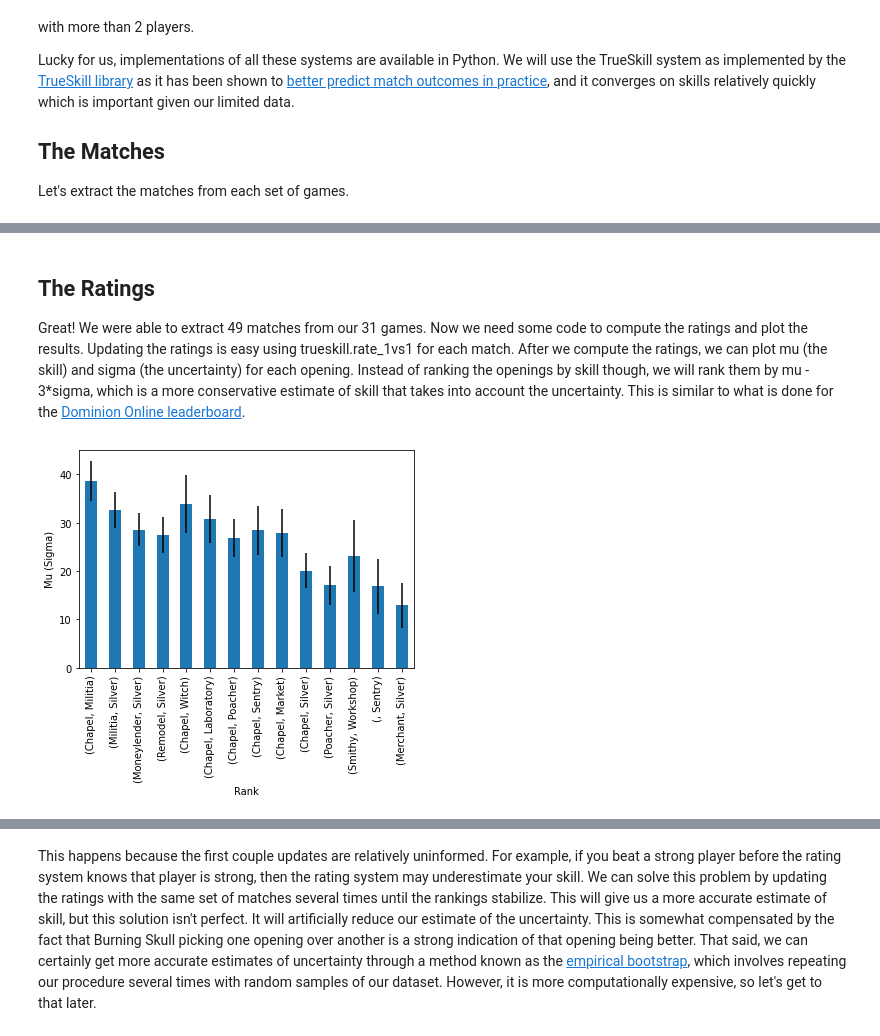
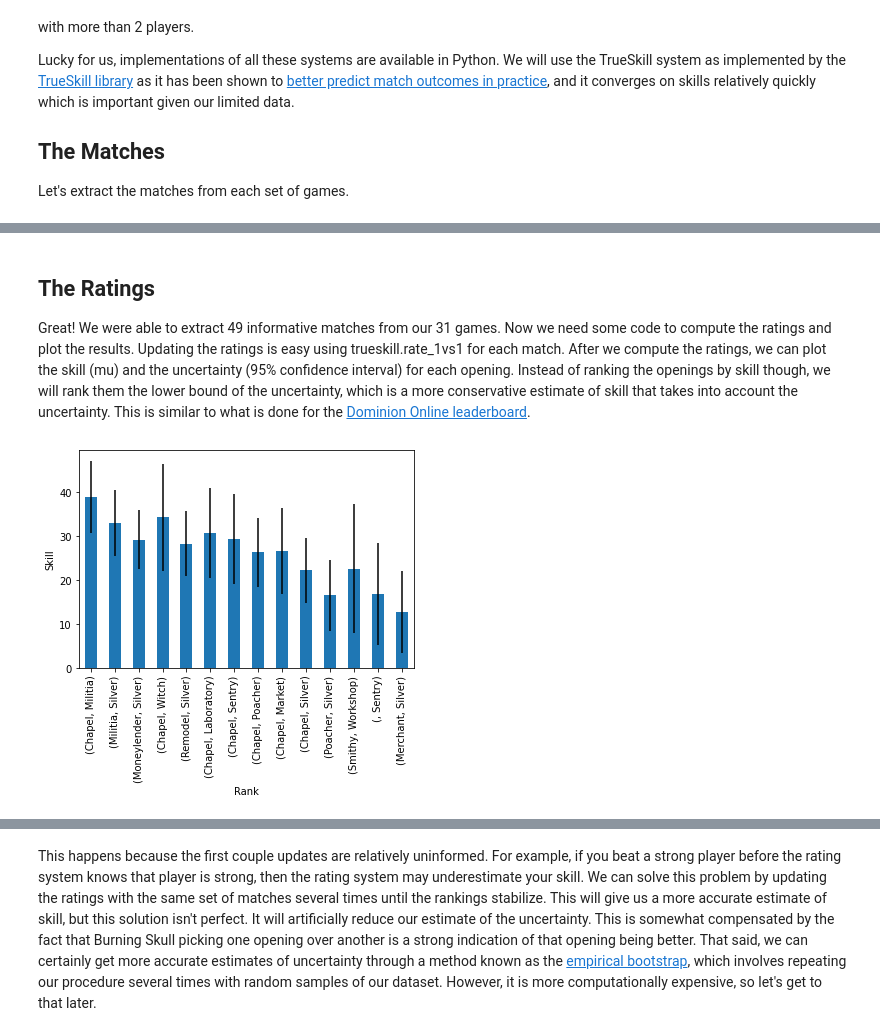
Before and after one commit to zuirod/bskull-openings, a Jupyter notebook: How to Base Dominion Opening.ipynb, the cells around one changed output, grey strips where cells are left out. Drawn from its saved outputs; the diff is of its cells as text; code cells hidden in the pictures.

```diff
--- a/How to Base Dominion Opening.ipynb
+++ b/How to Base Dominion Opening.ipynb
@@ -95,17 +96,22 @@ Lucky for us, implementations of all these systems are available in Python. We w
 
 Let's extract the matches from each set of games.
 # %%
-matches = {'game_id':[] , 'better': [], 'worse': [], 'drawn': []}
-for i, row in openings.iterrows():
-    better = tuple(sorted(row['opening'].split('-')))
-    possible_openings = get_possible_openings(row['kingdom'], row['opening_type'])
-    for worse in opening_counts.index:
-        if worse in possible_openings and worse != better:
-            matches['game_id'].append(row['game_id'])
+def get_players():
+    return openings.opening.unique()
+
+def get_matches():
+    matches = {'game_id':[], 'better': [], 'worse': [], 'drawn': []}
+    for i, row in openings.iterrows():
+        game_id, better = row['game_id'], row['opening']
+        for worse in get_possible_openings(row['kingdom'], row['opening_type']) - {better}:
+            matches['game_id'].append(game_id)
             matches['better'].append(better)
             matches['worse'].append(worse)
             matches['drawn'].append(False)
-matches = pd.DataFrame(matches)
+    return pd.DataFrame(matches)
+# %%
+players = get_players()
+matches = get_matches()
 # %%
 matches
 # %% [output]
@@ -128,0 +133,2 @@ matches
+# %%
+matches = matches[matches.worse.isin(players)].reset_index(drop=True)
@@ -129,7 +155,7 @@ matches
 # %% [markdown]
 ## The Ratings
 
-Great! We were able to extract 49 matches from our 31 games. Now we need some code to compute the ratings and plot the results. Updating the ratings is easy using trueskill.rate_1vs1 for each match. After we compute the ratings, we can plot mu (the skill) and sigma (the uncertainty) for each opening. Instead of ranking the openings by skill though, we will rank them by mu - 3\*sigma, which is a more conservative estimate of skill that takes into account the uncertainty. This is similar to what is done for the [Dominion Online leaderboard](http://forum.shuffleit.nl/index.php?topic=1679.msg5891#msg5891).
+Great! We were able to extract 49 informative matches from our 31 games. Now we need some code to compute the ratings and plot the results. Updating the ratings is easy using trueskill.rate_1vs1 for each match. After we compute the ratings, we can plot the skill (mu) and the uncertainty (95\% confidence interval) for each opening. Instead of ranking the openings by skill though, we will rank them the lower bound of the uncertainty, which is a more conservative estimate of skill that takes into account the uncertainty. This is similar to what is done for the [Dominion Online leaderboard](http://forum.shuffleit.nl/index.php?topic=1679.msg5891#msg5891).
 # %%
 import trueskill
 
@@ -143,15 +169,17 @@ def plot_ratings(ratings):
     ratings = ratings.to_frame('rating')
     ratings['mu'] = ratings.rating.apply(lambda x: x.mu)
     ratings['sigma'] = ratings.rating.apply(lambda x: x.sigma)
-    ratings['rank'] = ratings.mu - 3*ratings.sigma
-    ratings.sort_values('rank', inplace=True, ascending=False)
-    ratings.plot(kind='bar', y='mu', yerr='sigma', legend=False)
+    ratings['lo'] = ratings.mu - 2*ratings.sigma
+    ratings['hi'] = ratings.mu + 2*ratings.sigma
+    ratings.sort_values('lo', inplace=True, ascending=False)
+    confidence_interval = [ratings.mu - ratings.lo, ratings.hi - ratings.mu]
+    ratings.plot(kind='bar', y='mu', yerr=confidence_interval, legend=False)
     plt.xlabel('Rank')
-    plt.ylabel('Mu (Sigma)')
+    plt.ylabel('Skill')
 # %%
-ratings = pd.Series({opening: trueskill.Rating() for opening in opening_counts.index})
+ratings = pd.Series({p: trueskill.Rating() for p in players})
 update_ratings(ratings, matches)
 plot_ratings(ratings)
 # %% [output]
-[figure, old version]
+[figure, new version]
 # %% [markdown]
```
Also changed, not shown: parts of 22 cells of this notebook.
